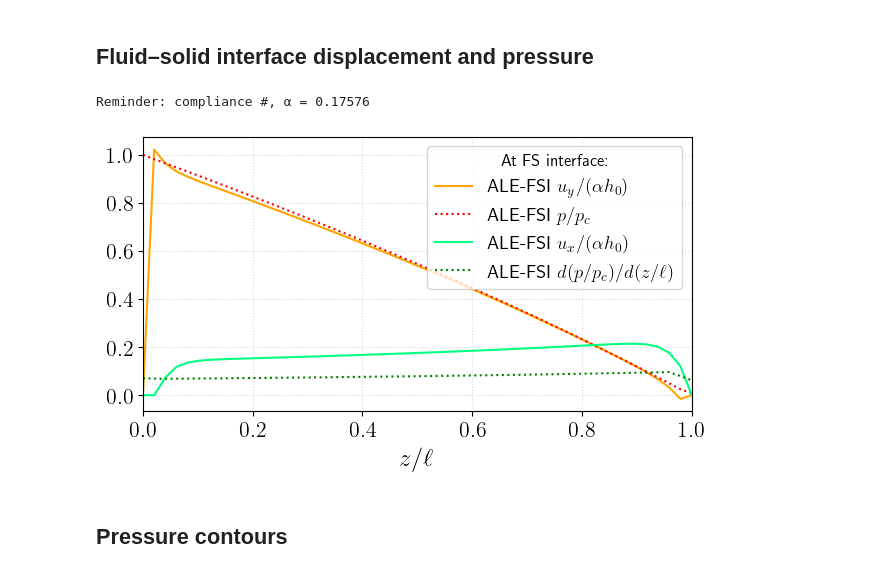
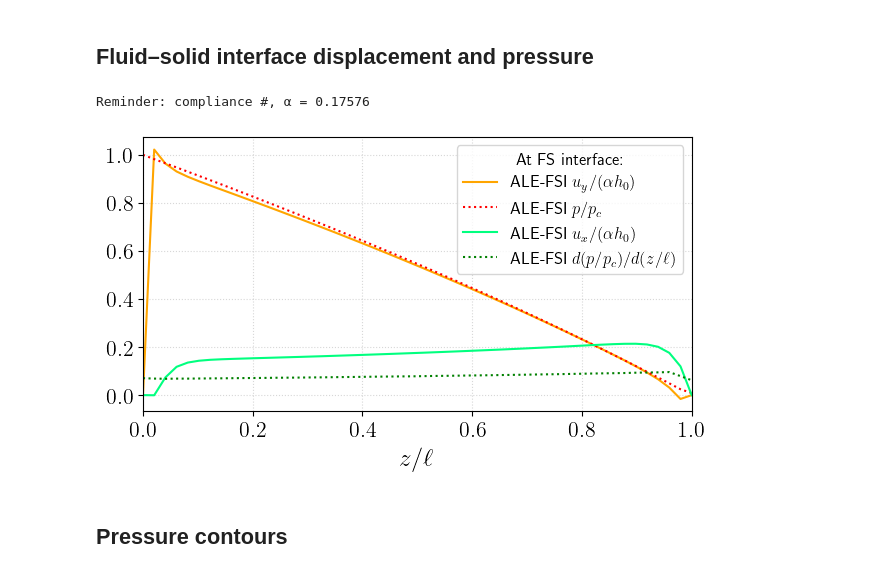
Before and after one commit to ichristov/soft-hydraulic-ale-fsi, a Jupyter notebook: ALE-FSIx_2D.ipynb, the cells around one changed output. Saved outputs shown, nothing was run; the diff lists cells and outputs as text; code cells hidden in the pictures.

```diff
--- a/ALE-FSIx_2D.ipynb
+++ b/ALE-FSIx_2D.ipynb
@@ -1652,35 +1652,35 @@ p_fs_values  = p_interp(fs_line_points).ravel()
 dpdx_fs      = np.gradient(p_fs_values, x_vals)
 d2pdx2_fs    = np.gradient(dpdx_fs, x_vals)
 
 # Create plot:
 fig, ax = plt.subplots(tight_layout=True)
 ax.plot(x_vals/l, uy_fs_values/float(alpha*h0),
         label=r'ALE-FSI $u_y/(\alpha h_0)$', color='orange')
 ax.plot(x_vals/l, p_fs_values/float(p_c),
         label=r'ALE-FSI $p/p_c$', color='red', linestyle='dotted')
 ax.plot(x_vals/l, ux_fs_values/float(alpha*h0),
         label=r'ALE-FSI $u_x/(\alpha h_0)$', color='springgreen')
 ax.plot(x_vals/l, -vartheta*dpdx_fs/(float(p_c)/l),
         label=r'ALE-FSI $d(p/p_c)/d(z/\ell)$', color='green', linestyle='dotted')
 
 ax.set_xlabel(r'$z/\ell$')
 #ax.set_ylabel()
 ax.grid(alpha=0.5, linestyle='dotted')
 
-ax.legend(title="At FS interface:", title_fontsize='large')
+ax.legend(title="At FS interface:", title_fontsize='large', fontsize='large')
 
 ax.set_xlim(0, 1)
 #ax.set_ylim(0, pressure_rigid[0]/float(p_c))
 #ax.set_yticks(np.arange(0,pressure_rigid[0]/float(p_c)+0.1,2))
 #ax.set_aspect(1)
 ax.set_box_aspect(1 / 2)
 
 print(f"Reminder: compliance #, α = {alpha:.5f}")
 
 plt.show()
 # %% [output]
 Reminder: compliance #, α = 0.17576
-[figure, old version]
+[figure, new version]
 # %% [markdown]
 ## Pressure contours
 # %%
```
Also changed, not shown: parts of 4 cells of this notebook.
